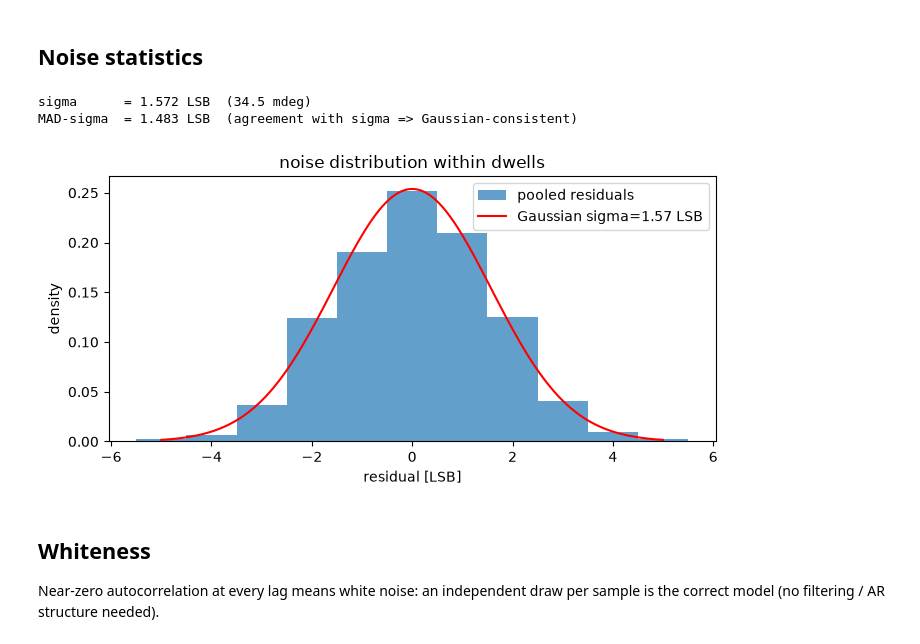
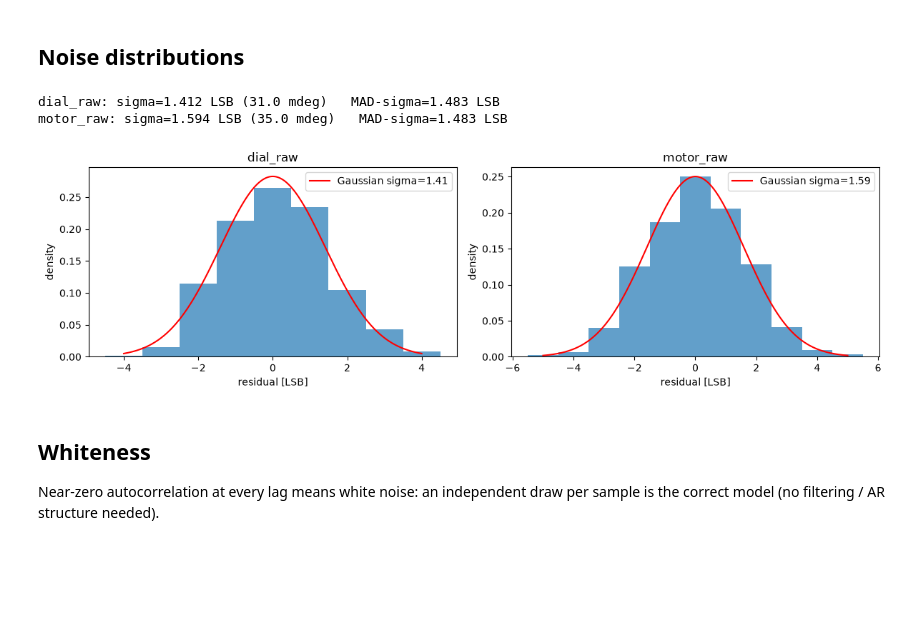
Before and after one commit to PCSmithy/pcs_bldc, a Jupyter notebook: tools/trace_analysis/encoder_noise_baseline/encoder_noise_analysis.ipynb, the cells around one changed output. Saved outputs shown, nothing was run; the diff lists cells and outputs as text; code cells hidden in the pictures; blank space fills up the shorter version.

```diff
--- a/tools/trace_analysis/encoder_noise_baseline/encoder_noise_analysis.ipynb
+++ b/tools/trace_analysis/encoder_noise_baseline/encoder_noise_analysis.ipynb
@@ -110,11 +116,12 @@ pooled residual samples: 5498
 # %%
-fig, ax = plt.subplots(figsize=(10, 3.2))
-ax.plot(v, lw=0.4, color="0.75", label="capture")
-for s, e in segments:
-    ax.plot(range(s, e), v[s:e], lw=1.0, color="tab:blue")
-ax.set_xlabel("sample index")
-ax.set_ylabel("dial_raw [counts]")
-ax.set_title("dwell segments used for noise statistics (blue)")
-ax.legend(loc="upper right")
+fig, axes = plt.subplots(len(signals), 1, figsize=(10, 3.0 * len(signals)))
+for ax, (name, v) in zip(np.atleast_1d(axes), signals.items()):
+    segs, _ = analysis[name]
+    ax.plot(v, lw=0.4, color="0.75")
+    for s, e in segs:
+        ax.plot(range(s, e), v[s:e], lw=1.0, color="tab:blue")
+    ax.set_ylabel(f"{name} [counts]")
+    ax.set_xlabel("sample index")
+fig.suptitle("dwell segments used for noise statistics (blue)")
 fig.tight_layout()
 # %% [output]
@@ -122,28 +129,30 @@ fig.tight_layout()
 # %% [markdown]
-## Noise statistics
+## Noise distributions
 # %%
-sigma = r.std(ddof=1)
-mad_sigma = 1.4826 * np.median(np.abs(r - np.median(r)))
-lsb_to_mdeg = 360.0 / COUNTS_PER_REV * 1000.0
-
-bins = np.arange(r.min() - 0.5, r.max() + 1.5)
-fig, ax = plt.subplots(figsize=(7, 3.6))
-ax.hist(r, bins=bins, density=True, alpha=0.7, label="pooled residuals")
-x = np.linspace(r.min(), r.max(), 400)
-gauss = np.exp(-0.5 * (x / sigma) ** 2) / (sigma * np.sqrt(2 * np.pi))
-ax.plot(x, gauss, "r-", lw=1.5, label=f"Gaussian sigma={sigma:.2f} LSB")
-ax.set_xlabel("residual [LSB]")
-ax.set_ylabel("density")
-ax.set_title("noise distribution within dwells")
-ax.legend()
+stats = {}
+fig, axes = plt.subplots(1, len(signals), figsize=(6.0 * len(signals), 3.6))
+for ax, (name, (segs, r)) in zip(np.atleast_1d(axes), analysis.items()):
+    sigma = r.std(ddof=1)
+    mad_sigma = 1.4826 * np.median(np.abs(r - np.median(r)))
+    stats[name] = {"sigma": sigma, "mad": mad_sigma}
+    bins = np.arange(r.min() - 0.5, r.max() + 1.5)
+    ax.hist(r, bins=bins, density=True, alpha=0.7)
+    x = np.linspace(r.min(), r.max(), 400)
+    ax.plot(x, np.exp(-0.5 * (x / sigma) ** 2) / (sigma * np.sqrt(2 * np.pi)),
+            "r-", lw=1.5, label=f"Gaussian sigma={sigma:.2f}")
+    ax.set_title(name)
+    ax.set_xlabel("residual [LSB]")
+    ax.set_ylabel("density")
+    ax.legend()
 fig.tight_layout()
 
-print(f"sigma      = {sigma:.3f} LSB  ({sigma * lsb_to_mdeg:.1f} mdeg)")
-print(f"MAD-sigma  = {mad_sigma:.3f} LSB  (agreement with sigma => Gaussian-consistent)")
+for name, s in stats.items():
+    print(f"{name}: sigma={s['sigma']:.3f} LSB ({s['sigma'] * LSB_TO_MDEG:.1f} mdeg)   "
+          f"MAD-sigma={s['mad']:.3f} LSB")
 # %% [output]
-sigma      = 1.572 LSB  (34.5 mdeg)
-MAD-sigma  = 1.483 LSB  (agreement with sigma => Gaussian-consistent)
+dial_raw: sigma=1.412 LSB (31.0 mdeg)   MAD-sigma=1.483 LSB
+motor_raw: sigma=1.594 LSB (35.0 mdeg)   MAD-sigma=1.483 LSB
-[figure, old version]
+[figure, new version]
 # %% [markdown]
 ## Whiteness
 
```
Also changed, not shown: parts of 11 cells of this notebook.
